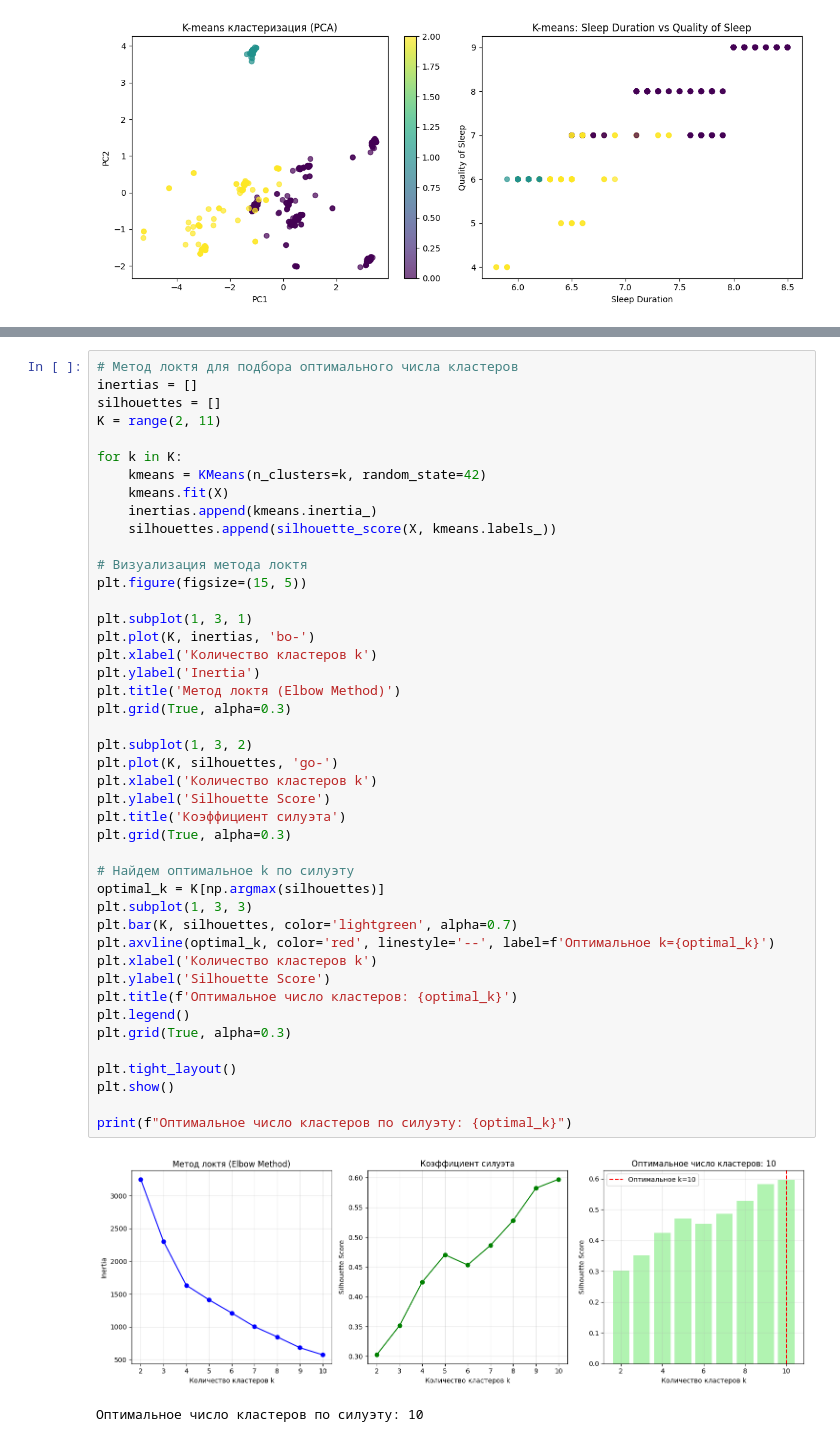
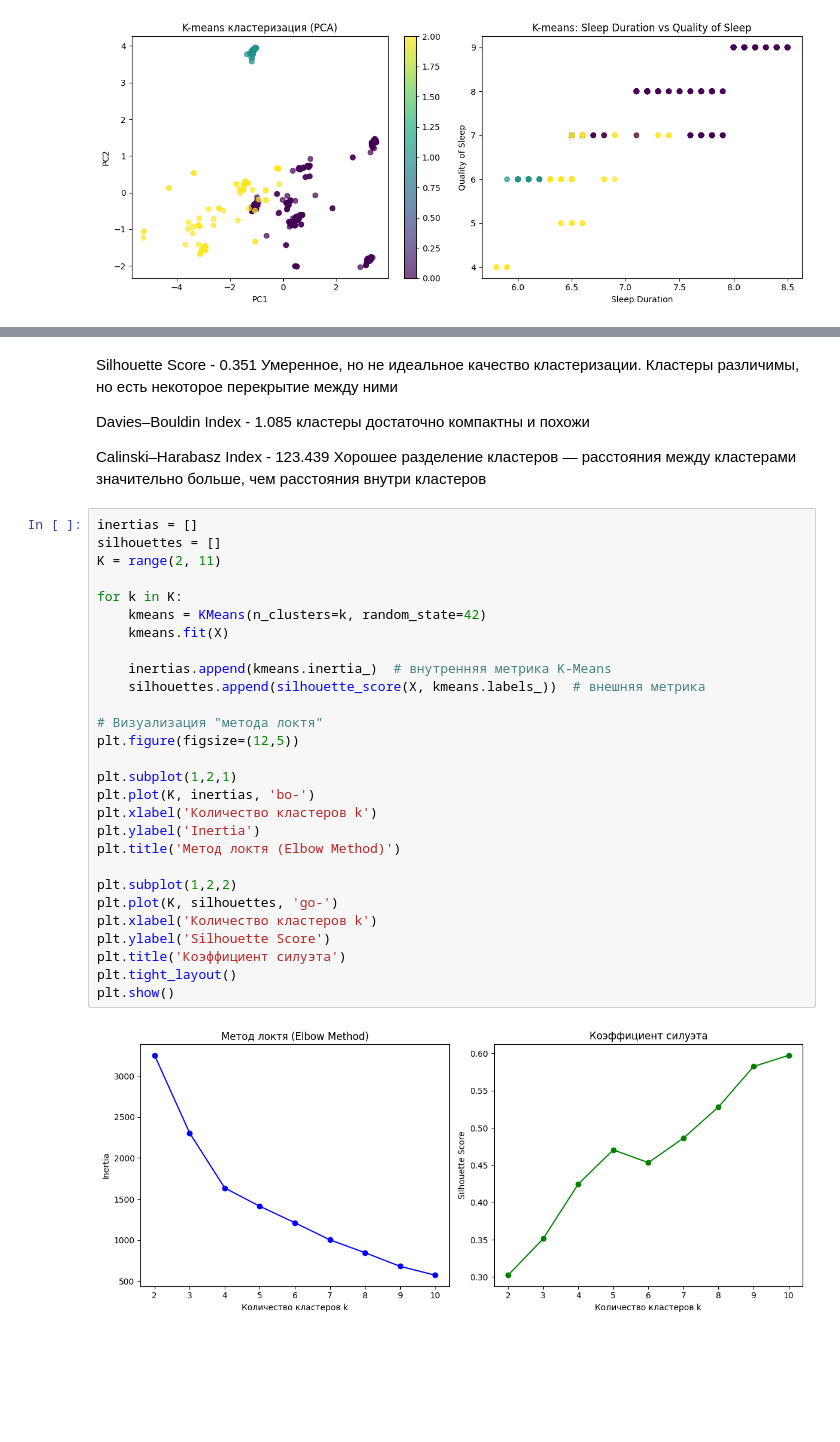
Before and after one commit to NikRed17/Dataset8, a Jupyter notebook: Практика4.ipynb, the cells around one changed output, grey strips where cells are left out. Drawn from its saved outputs; the diff is of its cells as text; blank space fills up the shorter version.

```diff
--- a/Практика4.ipynb
+++ b/Практика4.ipynb
@@ -200,50 +224,39 @@ Calinski-Harabasz Index: 123.439
   Распределение по полу: {'Male': 82, 'Female': 20}
   Основные BMI категории: {'Overweight': 55, 'Normal': 33, 'Obese': 8}
   Расстройства сна: {'Insomnia': 45, 'Sleep Apnea': 13}
+# %% [markdown]
+Silhouette Score - 0.351 Умеренное, но не идеальное качество кластеризации. Кластеры различимы, но есть некоторое перекрытие между ними
+
+Davies–Bouldin Index - 1.085 кластеры достаточно компактны и похожи
+
+ Calinski–Harabasz Index - 123.439 Хорошее разделение кластеров — расстояния между кластерами значительно больше, чем расстояния внутри кластеров
 # %%
-# Метод локтя для подбора оптимального числа кластеров
 inertias = []
 silhouettes = []
 K = range(2, 11)
 
 for k in K:
     kmeans = KMeans(n_clusters=k, random_state=42)
     kmeans.fit(X)
-    inertias.append(kmeans.inertia_)
-    silhouettes.append(silhouette_score(X, kmeans.labels_))
 
-# Визуализация метода локтя
-plt.figure(figsize=(15, 5))
+    inertias.append(kmeans.inertia_)  # внутренняя метрика K-Means
+    silhouettes.append(silhouette_score(X, kmeans.labels_))  # внешняя метрика
 
-plt.subplot(1, 3, 1)
+# Визуализация "метода локтя"
+plt.figure(figsize=(12,5))
+
+plt.subplot(1,2,1)
 plt.plot(K, inertias, 'bo-')
 plt.xlabel('Количество кластеров k')
 plt.ylabel('Inertia')
 plt.title('Метод локтя (Elbow Method)')
-plt.grid(True, alpha=0.3)
 
-plt.subplot(1, 3, 2)
+plt.subplot(1,2,2)
 plt.plot(K, silhouettes, 'go-')
 plt.xlabel('Количество кластеров k')
 plt.ylabel('Silhouette Score')
 plt.title('Коэффициент силуэта')
-plt.grid(True, alpha=0.3)
-
-# Найдем оптимальное k по силуэту
-optimal_k = K[np.argmax(silhouettes)]
-plt.subplot(1, 3, 3)
-plt.bar(K, silhouettes, color='lightgreen', alpha=0.7)
-plt.axvline(optimal_k, color='red', linestyle='--', label=f'Оптимальное k={optimal_k}')
-plt.xlabel('Количество кластеров k')
-plt.ylabel('Silhouette Score')
-plt.title(f'Оптимальное число кластеров: {optimal_k}')
-plt.legend()
-plt.grid(True, alpha=0.3)
-
 plt.tight_layout()
 plt.show()
-
-print(f"Оптимальное число кластеров по силуэту: {optimal_k}")
 # %% [output]
-[figure, old version]
+[figure, new version]
-Оптимальное число кластеров по силуэту: 10
```
Also changed, not shown: parts of 10 cells of this notebook.
